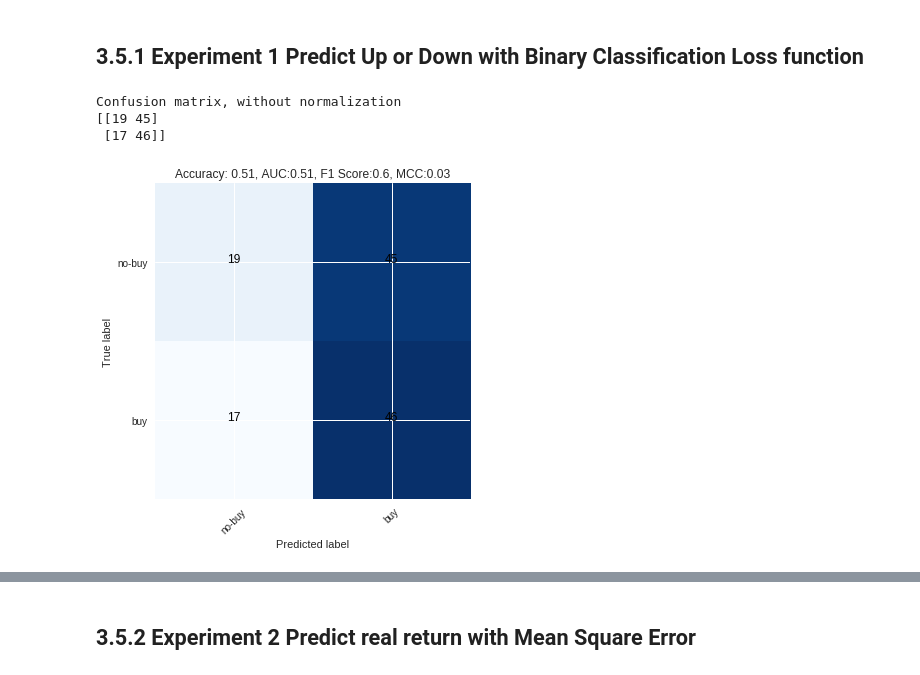
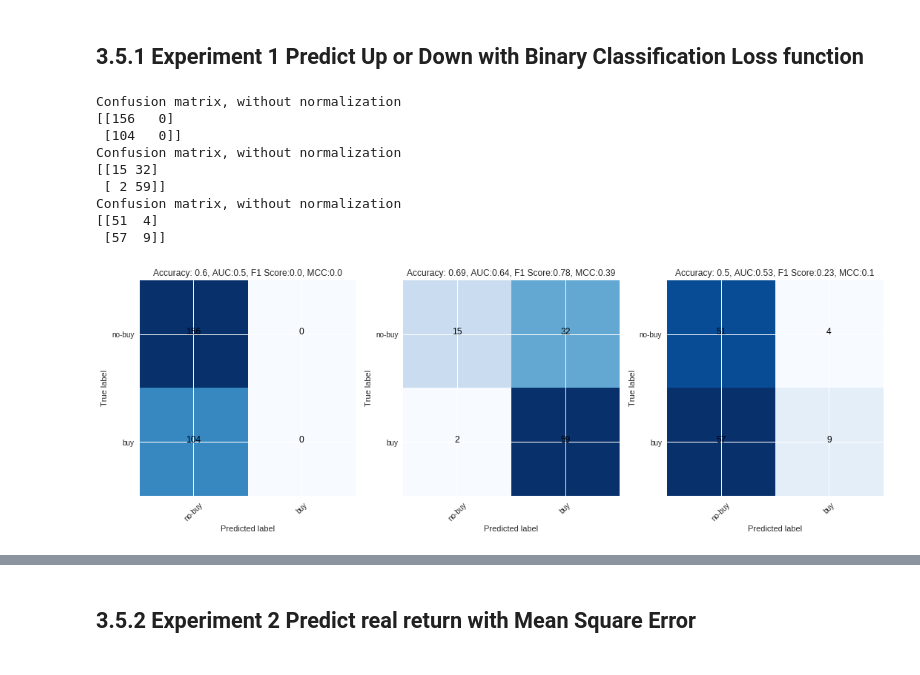
Before and after one commit to hugegene/LSTM-Prediction-of-Stock-Price-Movement, a Jupyter notebook: SentimentTesting on USD.ipynb, the cells around one changed output, grey strips where cells are left out. Cells and saved outputs as stored; diff of their text form; code cells hidden in the pictures.

```diff
--- a/SentimentTesting on USD.ipynb
+++ b/SentimentTesting on USD.ipynb
@@ -148,12 +148,12 @@ Ana['Target'] = Ana["Close"].diff(1).shift(-1)
 Ana.head()
 
 # calculating %change
-Ana['Change'] = Ana["Target"]/Ana['Close']
+Ana['Change'] = Ana["returns"].shift(-1)
 Ana.head()
 
 
 ## Label each time step False(no-buy) or True(buy) based on whether the price will rise at the next closing price
-timestep = 1
+timestep = 7
 labels = []
 for i in range(0, Ana.shape[0]):
   if(i+timestep< Ana.shape[0]):
@@ -170,15 +170,13 @@ Ana.head()
 
 #Feature Engineering
 Ana["Close30"] =  Ana["Close"].rolling(30).mean()
+Ana["Close100"] =  Ana["Close"].rolling(100).mean()
 Ana["r1"] =  Ana["Close"].diff(1)
 Ana["r2"] =  Ana["Close"].diff(7)
-
 Ana["marketrisk_avg30"] = Ana["marketRisk"].rolling(30).mean()
-Ana["marketrisk_avg7"] = Ana["marketRisk"].rolling(7).mean()
+Ana["marketrisk_avg90"] = Ana["marketRisk"].rolling(90).mean()
 
 #Drop NA
 Ana = Ana.dropna(0)
-
-print(Ana.columns.values)
 Ana.head()
 # %% [output]
@@ -286,4 +232,6 @@ Index(['Close', 'Close30', 'marketRisk', 'r1', 'r2', 'marketrisk_avg30',
 # %%
-SetAdjusted = Set.loc[(Set.Change< -0.0035)| (Set.Change> 0.0035)]
+#Remove bad training and validating examples
+SetAdjusted = Set.copy()
+# SetAdjusted = Set.loc[(Set.Change< -0.0015)| (Set.Change> 0.003)]
 SetAdjusted.head()
 # %% [output]
@@ -298,10 +246,12 @@ SetAdjusted.head()
 # %% [markdown]
 ## 3.2 Train-Validate-Test Split
 # %%
+#Set x and y variables
 FIRSTTRAINVAR = SetAdjusted.columns[0]
 print(FIRSTTRAINVAR)
-LASTTRAINVARIABLE = SetAdjusted.columns[-4]
+LASTTRAINVARIABLE = SetAdjusted.columns[-3]
 print(LASTTRAINVARIABLE)
+YVAR= "Signal"
 
 #Split train and test set at TRAIN_DATE_END and TEST_DATE_START
 TRAIN_START = "2017-01-01"
@@ -310,10 +260,10 @@ VALIDATE_START = "2018-01-01"
 VALIDATE_END = "2018-05-31"
 TEST_START = "2018-06-01"
 TEST_END = "2018-12-08"
-YVAR= "Signal"
 
+#Specify LSTM input shape
 X_SHAPE1 = 5
-X_SHAPE2 = 6
+X_SHAPE2 = FEATURES_SHAPE
 
 #train_x
 train_x = SetAdjusted.loc[TRAIN_START:TRAIN_END, FIRSTTRAINVAR:LASTTRAINVARIABLE]
@@ -594,21 +582,26 @@ def plotConfusion(start, end):
 # %%
 f = plt.figure(figsize=(15,7))
 ax = f.add_subplot(131)
-# plt.subplot(121)
 
-# plotConfusion(TRAIN_START, TRAIN_END)
+plotConfusion(TRAIN_START, TRAIN_END)
 
-# plt.subplot(132)
+plt.subplot(132)
 
-# plotConfusion(VALIDATE_START, VALIDATE_END)
+plotConfusion(VALIDATE_START, VALIDATE_END)
 
-# plt.subplot(133)
+plt.subplot(133)
 
 plotConfusion(TEST_START, TEST_END)
 
 plt.show()
 # %% [output]
 Confusion matrix, without normalization
-[[19 45]
- [17 46]]
+[[156   0]
+ [104   0]]
+Confusion matrix, without normalization
+[[15 32]
+ [ 2 59]]
+Confusion matrix, without normalization
+[[51  4]
+ [57  9]]
-[figure, old version]
+[figure, new version]
```
Also changed, not shown: parts of 19 cells of this notebook.
